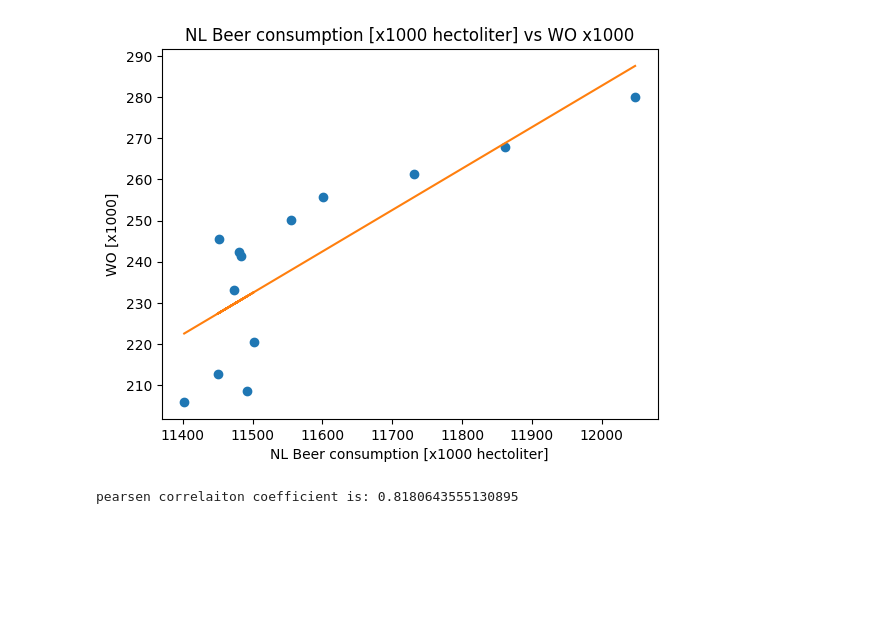
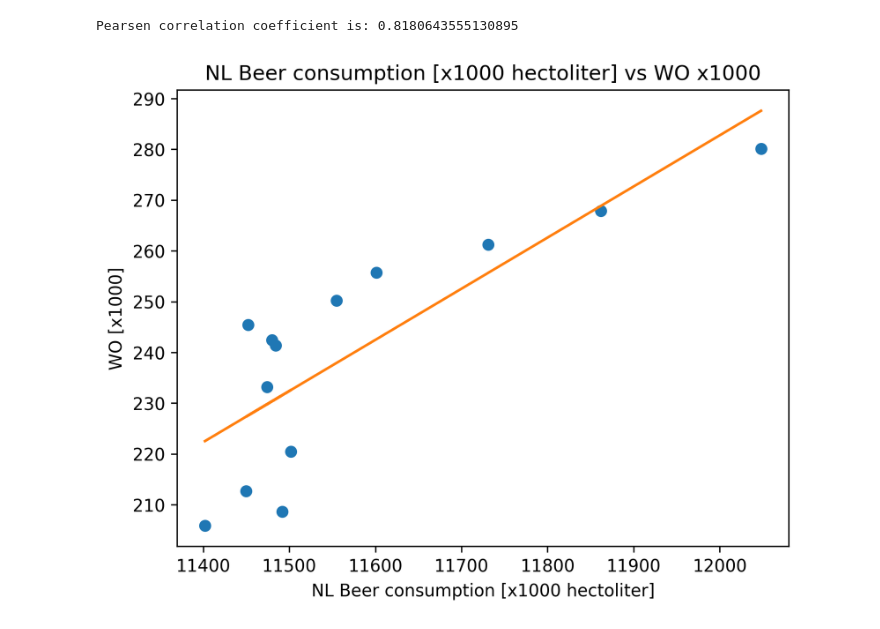
Before and after one commit to gzavo/CS_Assignment, a Jupyter notebook: graph.ipynb, the cells around one changed output. Cells and saved outputs as stored; diff of their text form; code cells hidden in the pictures; blank space fills up the shorter version.

```diff
--- a/graph.ipynb
+++ b/graph.ipynb
@@ -1,26 +1,24 @@
 # %%
 import matplotlib.pyplot as plt
 import numpy as np
 from scipy.stats import linregress
 import pandas as pd
 datacsv = pd.read_csv('istherecorrelation.csv')
 
 x = datacsv['NL Beer consumption [x1000 hectoliter]']
 y = datacsv['WO [x1000]']
 
+# Fit with polyfit
+fitted = linregress(x, y)
+
+plt.figure(dpi=300)
 plt.plot(x, y, 'o')
 plt.xlabel('NL Beer consumption [x1000 hectoliter]')
 plt.ylabel('WO [x1000]')
 plt.title('NL Beer consumption [x1000 hectoliter] vs WO x1000')
-
-# Fit with polyfit
-fitted = linregress(x, y)
-
-
 plt.plot(x, fitted[1] + fitted[0] * x, '-')
-plt.show()
-print("pearsen correlation coefficient is: {}".format(fitted[2]))
-plt.savefig('output.png', dpi=300)
+print("Pearsen correlation coefficient is: {}".format(fitted[2]))
+plt.savefig('output.png')
 # %% [output]
+Pearsen correlation coefficient is: 0.8180643555130895
-[figure, old version]
+[figure, new version]
-pearsen correlaiton coefficient is: 0.8180643555130895
```
Also changed, not shown: 1 other file.
